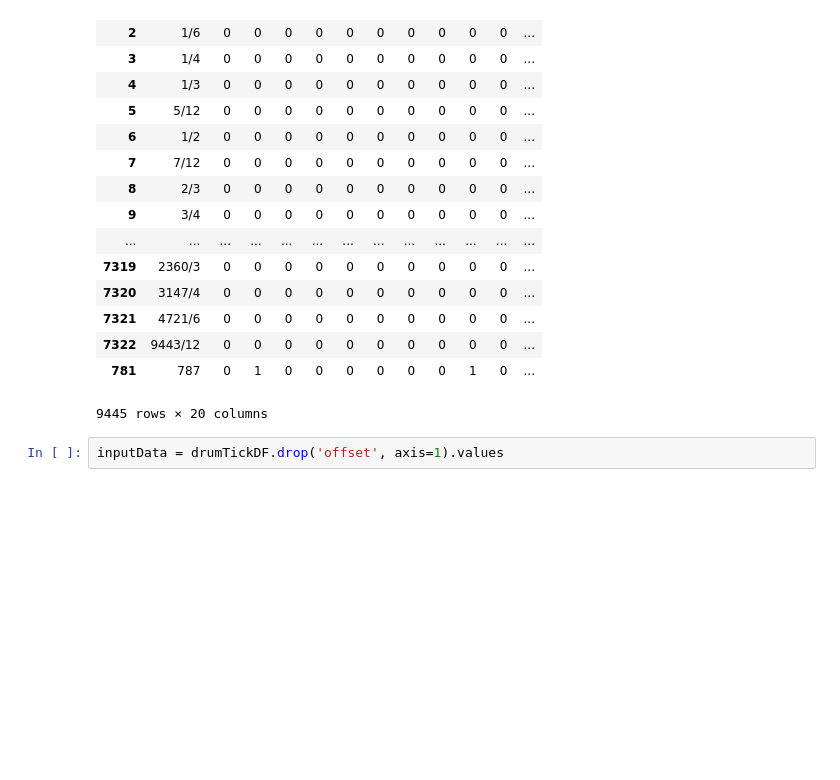
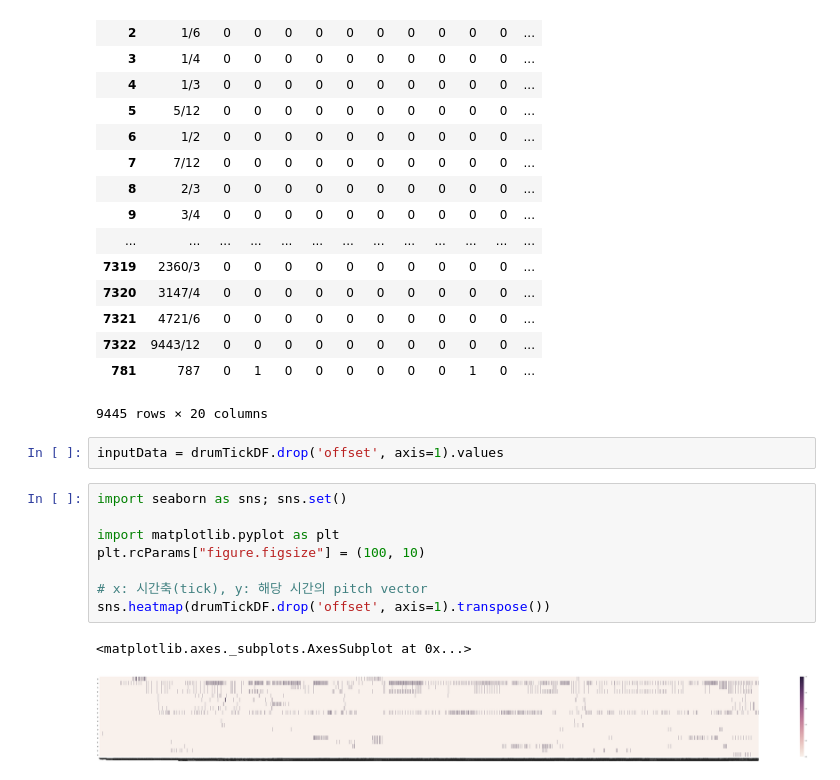
Before and after one commit to alifejon/iuluv, a Jupyter notebook: w5/drum_parser_pandas.ipynb, the cells around one changed output. Cells and saved outputs as stored; diff of their text form; blank space fills up the shorter version.

```diff
--- a/w5/drum_parser_pandas.ipynb
+++ b/w5/drum_parser_pandas.ipynb
@@ -247,3 +239,14 @@ drumTickDF
 9445 rows × 20 columns
 # %%
 inputData = drumTickDF.drop('offset', axis=1).values
+# %%
+import seaborn as sns; sns.set()
+
+import matplotlib.pyplot as plt
+plt.rcParams["figure.figsize"] = (100, 10)
+
+# x: 시간축(tick), y: 해당 시간의 pitch vector
+sns.heatmap(drumTickDF.drop('offset', axis=1).transpose())
+# %% [output]
+<matplotlib.axes._subplots.AxesSubplot at 0x...>
+[figure, added]
```
Also changed, not shown: parts of 7 cells of this notebook, 1 other file.
